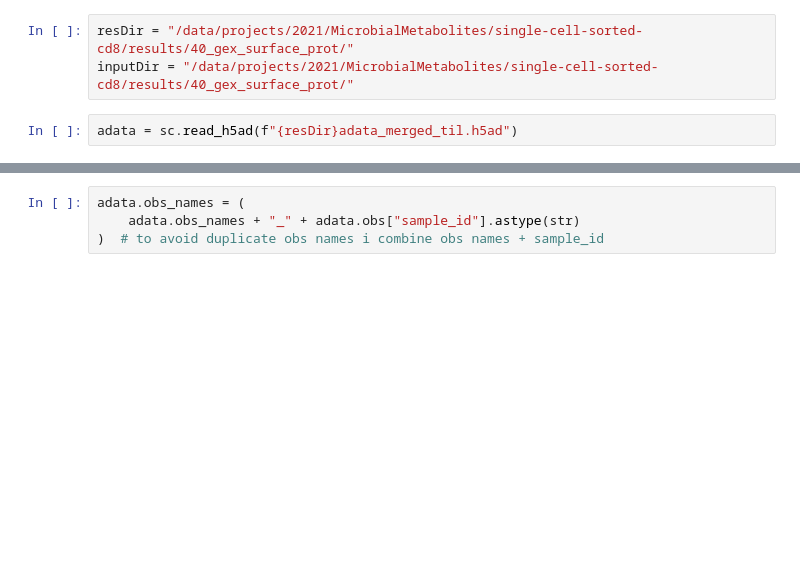
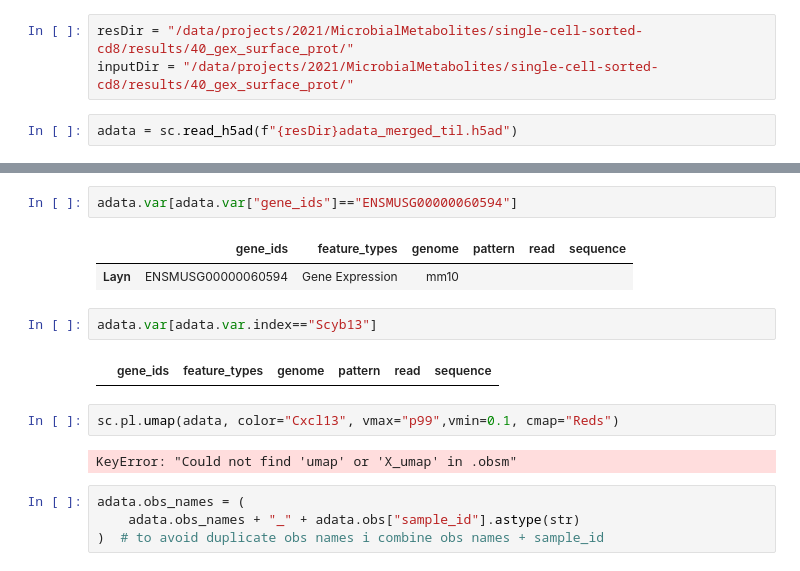
Before and after one commit to ErikaKvalem/honda_microbial_metabolites_2021, a Jupyter notebook: 20_scripts/40_single-cell-sorted-cd8/40_gex_surface_prot/002_paired_integration_clustering.ipynb, the cells around one changed output, grey strips where cells are left out. Saved outputs shown, nothing was run; the diff lists cells and outputs as text; blank space fills up the shorter version.

```diff
--- a/20_scripts/40_single-cell-sorted-cd8/40_gex_surface_prot/002_paired_integration_clustering.ipynb
+++ b/20_scripts/40_single-cell-sorted-cd8/40_gex_surface_prot/002_paired_integration_clustering.ipynb
@@ -33,3 +40,16 @@ adata = sc.read_h5ad(f"{resDir}adata_merged_til.h5ad")
+# %%
+adata.var[adata.var["gene_ids"]=="ENSMUSG00000060594"]
+# %% [output]
+|  | gene_ids | feature_types | genome | pattern | read | sequence |
+| Layn | ENSMUSG00000060594 | Gene Expression | mm10 |  |  |  |
+# %%
+adata.var[adata.var.index=="Scyb13"]
+# %% [output]
+|  | gene_ids | feature_types | genome | pattern | read | sequence |
+# %%
+sc.pl.umap(adata, color="Cxcl13", vmax="p99",vmin=0.1, cmap="Reds")
+# %% [output]
+KeyError: "Could not find 'umap' or 'X_umap' in .obsm"
 # %%
 adata.obs_names = (
     adata.obs_names + "_" + adata.obs["sample_id"].astype(str)
```
Also changed, not shown: parts of 1 cell of this notebook, 1 other file.
